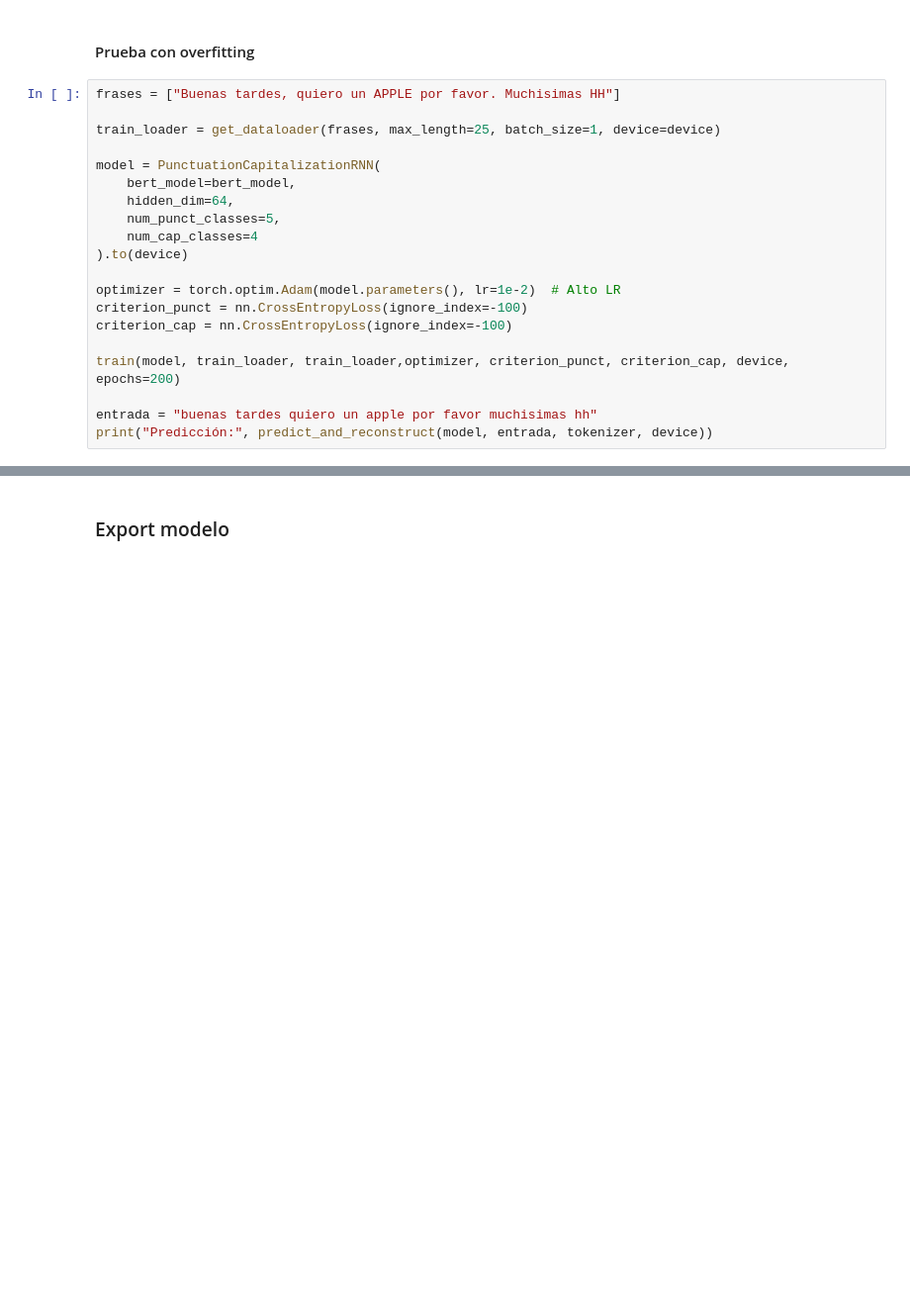
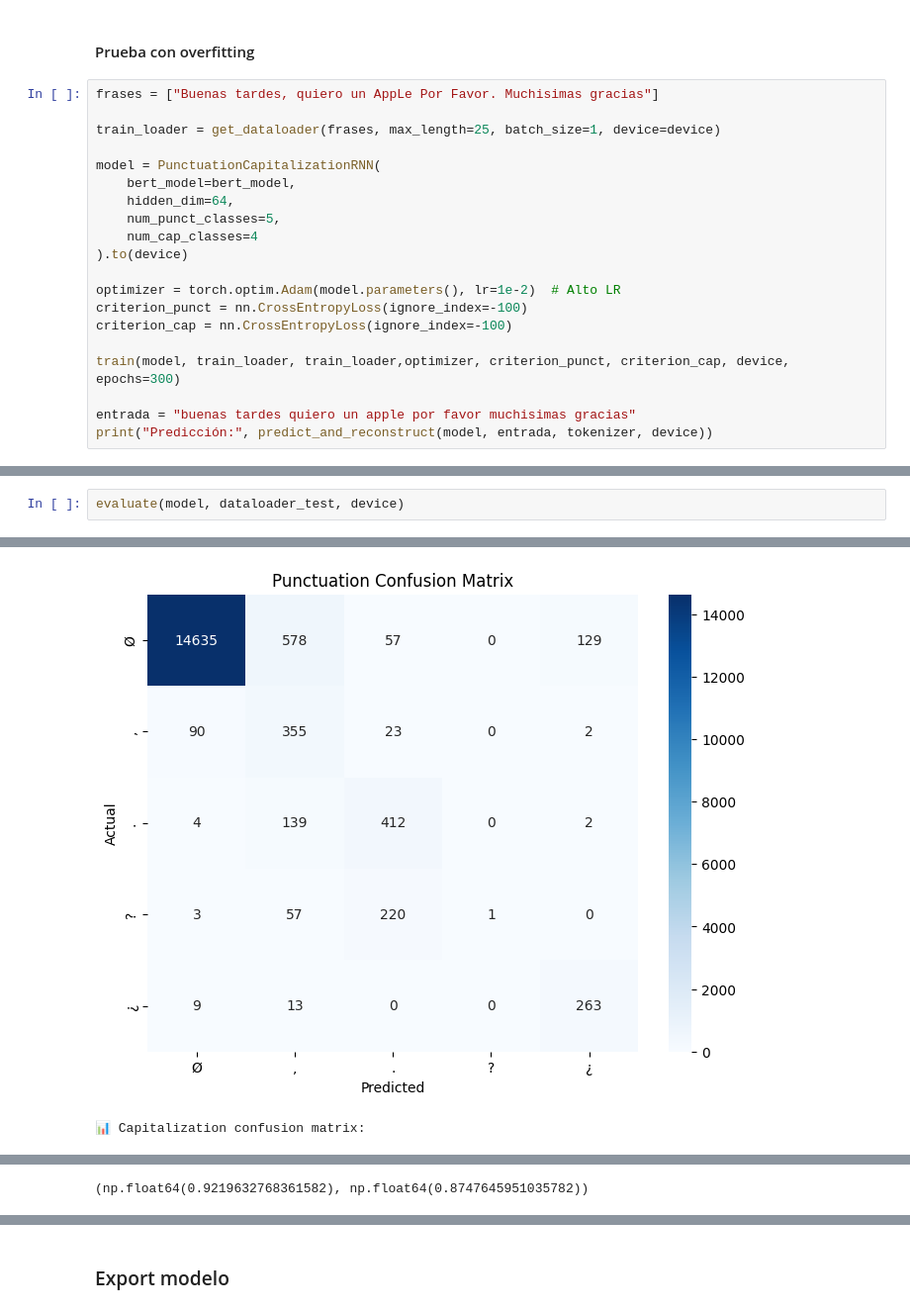
Before and after one commit to malualamo/Puntuacion-Capitalizacion, a Jupyter notebook: RNN-Unidireccional.ipynb, the cells around one changed output, grey strips where cells are left out. Shown at 99% size. Drawn from its saved outputs; the diff is of its cells as text; blank space fills up the shorter version.

```diff
--- a/RNN-Unidireccional.ipynb
+++ b/RNN-Unidireccional.ipynb
@@ -921,7 +974,7 @@ hola como estas => HOLA. COMO. ESTAS.
 # %% [markdown]
 #### Prueba con overfitting
 # %%
-frases = ["Buenas tardes, quiero un APPLE por favor. Muchisimas HH"]
+frases = ["Buenas tardes, quiero un AppLe Por Favor. Muchisimas gracias"]
 
 train_loader = get_dataloader(frases, max_length=25, batch_size=1, device=device)
 
@@ -936,8 +989,8 @@ optimizer = torch.optim.Adam(model.parameters(), lr=1e-2)  # Alto LR
 criterion_punct = nn.CrossEntropyLoss(ignore_index=-100)
 criterion_cap = nn.CrossEntropyLoss(ignore_index=-100)
 
-train(model, train_loader, train_loader,optimizer, criterion_punct, criterion_cap, device, epochs=200)
+train(model, train_loader, train_loader,optimizer, criterion_punct, criterion_cap, device, epochs=300)
 
-entrada = "buenas tardes quiero un apple por favor muchisimas hh"
+entrada = "buenas tardes quiero un apple por favor muchisimas gracias"
 print("Predicción:", predict_and_reconstruct(model, entrada, tokenizer, device))
 # %% [output]
@@ -944,0 +1199,3 @@ NameError: name 'get_dataloader' is not defined
+# %%
+evaluate(model, dataloader_test, device)
+# %% [output]
@@ -944,0 +1219,2 @@ NameError: name 'get_dataloader' is not defined
+[figure, added]
+📊 Capitalization confusion matrix:
@@ -944,0 +1222 @@ NameError: name 'get_dataloader' is not defined
+(np.float64(0.9219632768361582), np.float64(0.8747645951035782))
```
Also changed, not shown: parts of 15 cells of this notebook.
